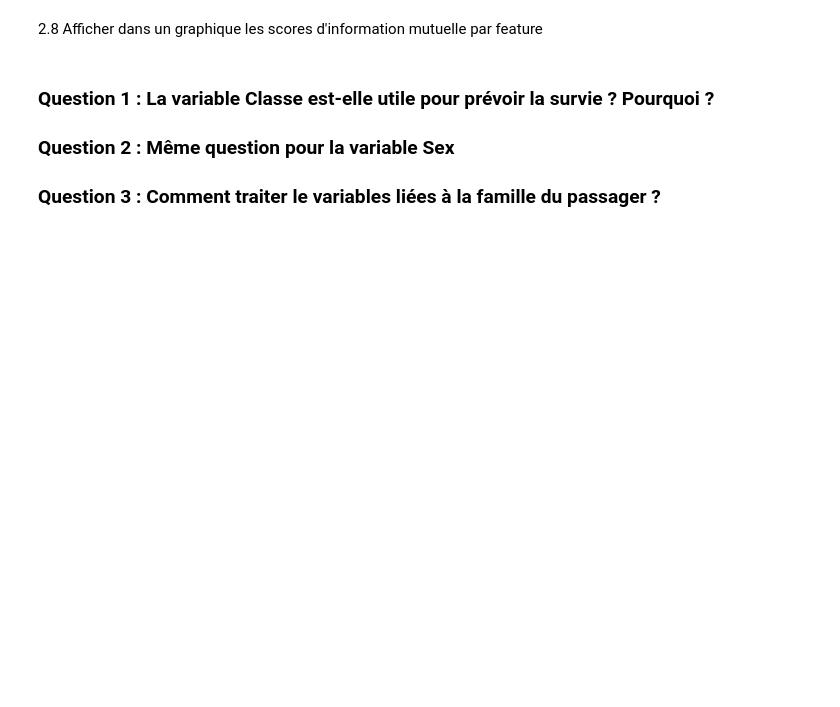
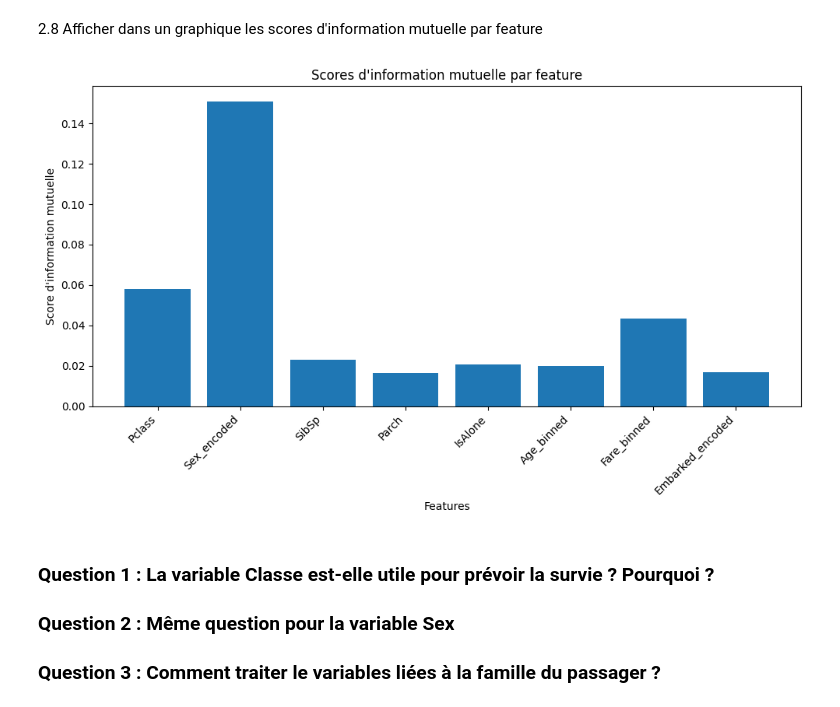
Before and after one commit to jeanlamarre16/datascience, a Jupyter notebook: TP2_prepa_feature.ipynb, the cells around one changed output. Saved outputs shown, nothing was run; the diff lists cells and outputs as text; code cells hidden in the pictures; blank space fills up the shorter version.

```diff
--- a/TP2_prepa_feature.ipynb
+++ b/TP2_prepa_feature.ipynb
@@ -149,5 +298,19 @@ Ignorer les colonnes Name, Ticket et Cabin
 # %% [markdown]
 2.8 Afficher dans un graphique les scores d'information mutuelle par feature
+# %%
+def plot_mutual_information(mi_scores):
+    plt.figure(figsize=(10, 6))
+    plt.bar(mi_scores.keys(), mi_scores.values())
+    plt.title('Scores d\'information mutuelle par feature')
+    plt.xlabel('Features')
+    plt.ylabel('Score d\'information mutuelle')
+    plt.xticks(rotation=45, ha='right')
+    plt.tight_layout()
+    plt.show()
+
+plot_mutual_information(mi_scores)
+# %% [output]
+[figure, added]
 # %% [markdown]
 ### Question 1 : La variable Classe est-elle utile pour prévoir la survie ? Pourquoi ?
 
```
Also changed, not shown: parts of 27 cells of this notebook.
